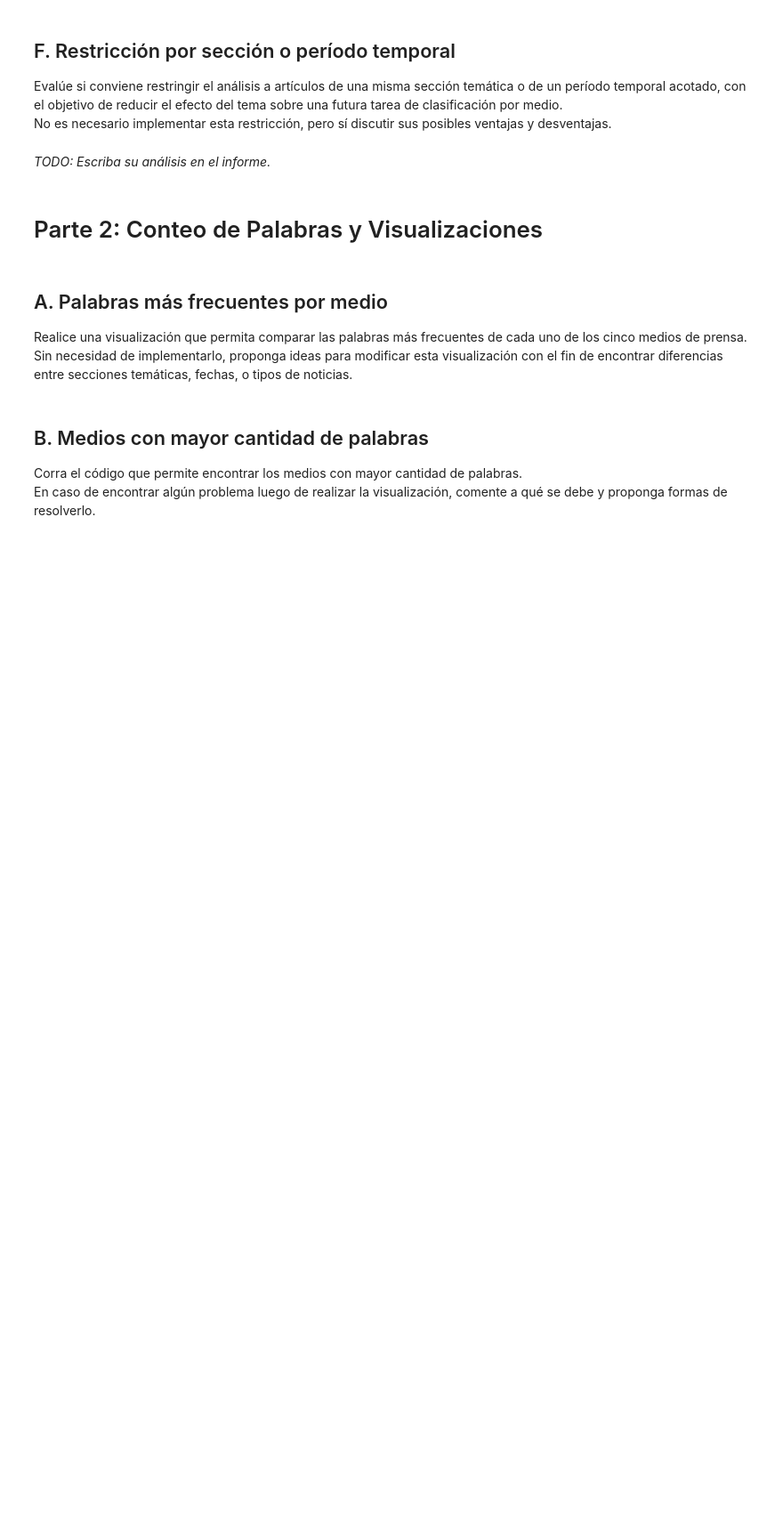
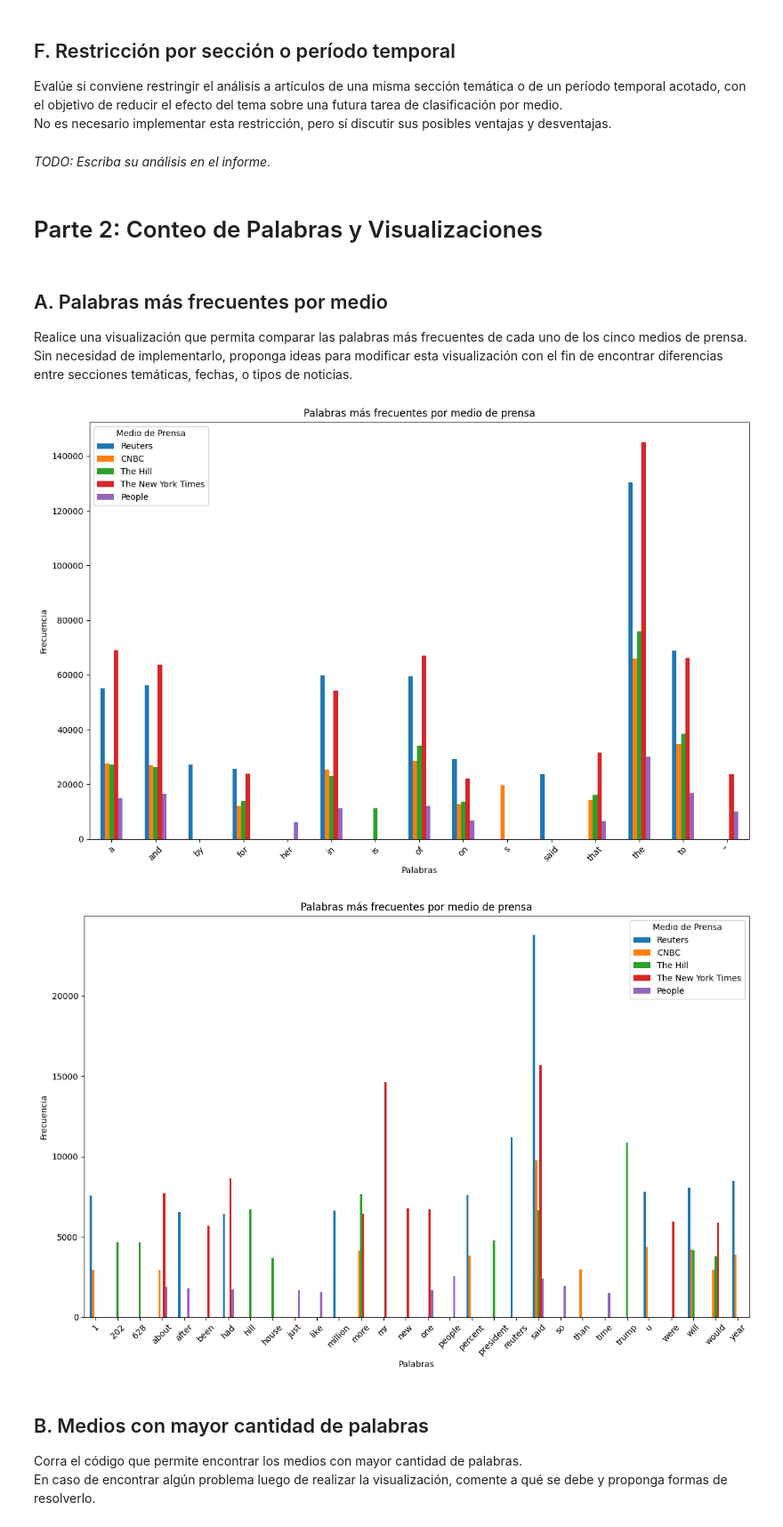
Before and after one commit to santitucci/MCDAA_Grupo_12, a Jupyter notebook: 2026_template_tarea1.ipynb, the cells around one changed output. Shown at 89% size. Drawn from its saved outputs; the diff is of its cells as text; code cells hidden in the pictures; blank space fills up the shorter version.

Commit message:
codigo_completo

```diff
--- a/2026_template_tarea1.ipynb
+++ b/2026_template_tarea1.ipynb
@@ -221,7 +269,64 @@ Sin necesidad de implementarlo, proponga ideas para modificar esta visualizació
 # %%
 # TODO: Realice una visualización que permita comparar las palabras más frecuentes
 # de cada uno de los cinco medios de prensa.
 # - ¿Encuentra algún problema en los resultados?
+
+word_freq = {}
+for medio in df_top_5['publication'].unique():
+    # Filtramos nulos, convertimos a string y unimos
+    columna_limpia = df_top_5[df_top_5['publication'] == medio]['Cleantext'].dropna().astype(str)
+    texto_completo = " ".join(columna_limpia)
+    palabras = texto_completo.split()
+    frecuencia = pd.Series(palabras).value_counts().head(10)
+    word_freq[medio] = frecuencia
+
+# Convertir el diccionario en un DataFrame para facilitar la visualización
+df_word_freq = pd.DataFrame(word_freq).fillna(0)
+df_word_freq.plot(kind='bar', figsize=(12, 8))
+plt.title('Palabras más frecuentes por medio de prensa')
+plt.xlabel('Palabras')
+plt.ylabel('Frecuencia')
+plt.xticks(rotation=45)
+plt.legend(title='Medio de Prensa')
+plt.tight_layout()
+plt.show()
+
+#se ve el problema de que las palabras más frecuentes son muy genéricas y no aportan información relevante sobre el medio de prensa. Esto puede deberse a que los artículos contienen muchas palabras comunes que no son distintivas de cada medio. Para mejorar esto, se podría considerar eliminar stop words o enfocarse en palabras clave específicas relacionadas con cada medio.
+
+def clean_text_stopwords(df, column_name):
+
+    result = df[column_name].astype(str).str.lower()
+    result = result.str.replace(r'[^\w\s]', ' ', regex=True)
+    stopwords = ["i","s", "t", "up", "down","in", "out", "the", "and", "is", "in", "to", "of", "a", "that", "it", "with", "as", "for", "was", "on", "are", "by", "this", "be", "from", "at", "or", "an", "which", "not", "all", "have", "has", "but", "they", "their", "its", "if", "we", "he", "she", "my", "me", "you", "his", "her", "them", "what", "who", "when", "where", "why", "how", "the", "and", "is", "in", "to", "of", "a", "that", "it", "with", "as", "for", "was", "on", "are", "by", "this", "be", "from", "at", "or", "an", "which", "not", "all", "have", "has", "but", "they", "their", "its", "if", "we", "he", "she", "my", "me", "you", "his", "her", "them"]
+
+    for stopword in stopwords:
+        result = result.str.replace(rf"\b{stopword}\b", " ", regex=True)
+    return result
+
+df_top_5['Cleantext_Stopwords'] = clean_text_stopwords(df_top_5, 'Cleantext')
+
+word_freq = {}
+for medio in df_top_5['publication'].unique():
+    # Filtramos nulos, convertimos a string y unimos
+    columna_limpia = df_top_5[df_top_5['publication'] == medio]['Cleantext_Stopwords'].dropna().astype(str)
+    texto_completo = " ".join(columna_limpia)
+    palabras = texto_completo.split()
+    frecuencia = pd.Series(palabras).value_counts().head(10)
+    word_freq[medio] = frecuencia
+
+# Convertir el diccionario en un DataFrame para facilitar la visualización
+df_word_freq = pd.DataFrame(word_freq).fillna(0)
+df_word_freq.plot(kind='bar', figsize=(12, 8))
+plt.title('Palabras más frecuentes por medio de prensa')
+plt.xlabel('Palabras')
+plt.ylabel('Frecuencia')
+plt.xticks(rotation=45)
+plt.legend(title='Medio de Prensa')
+plt.tight_layout()
+plt.show()
+# %% [output]
+[figure, added]
+[figure, added]
 # %% [markdown]
 ## B. Medios con mayor cantidad de palabras
 Corra el código que permite encontrar los medios con mayor cantidad de palabras. \
```
Also changed, not shown: parts of 5 cells of this notebook.
